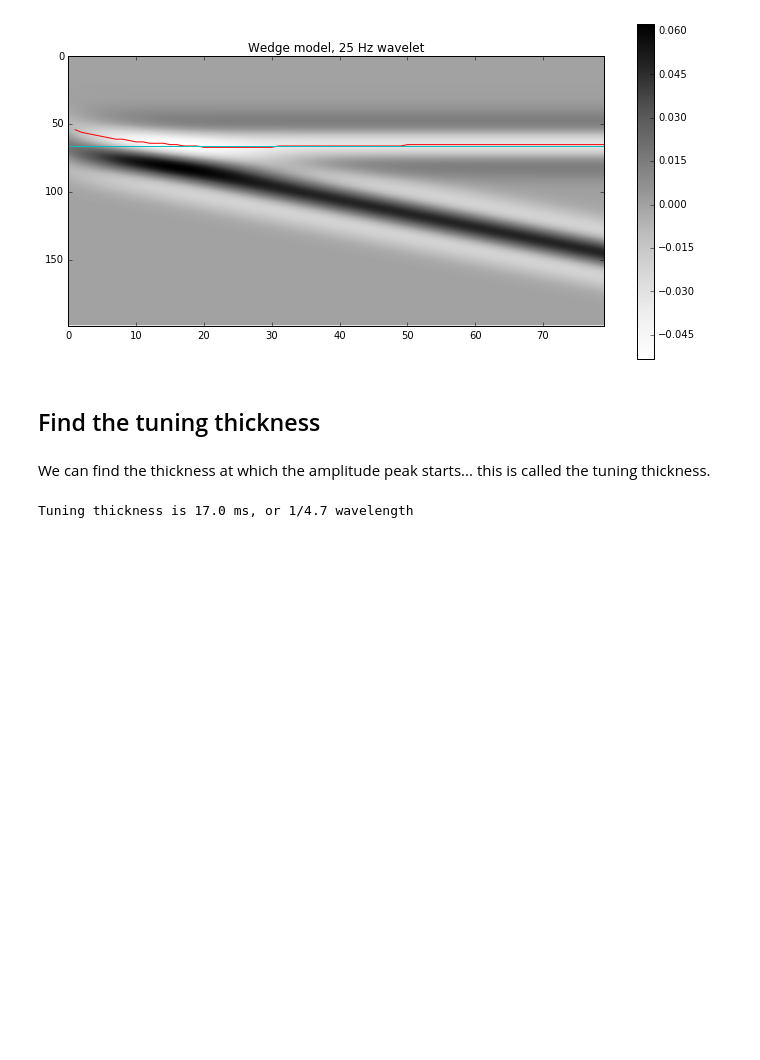
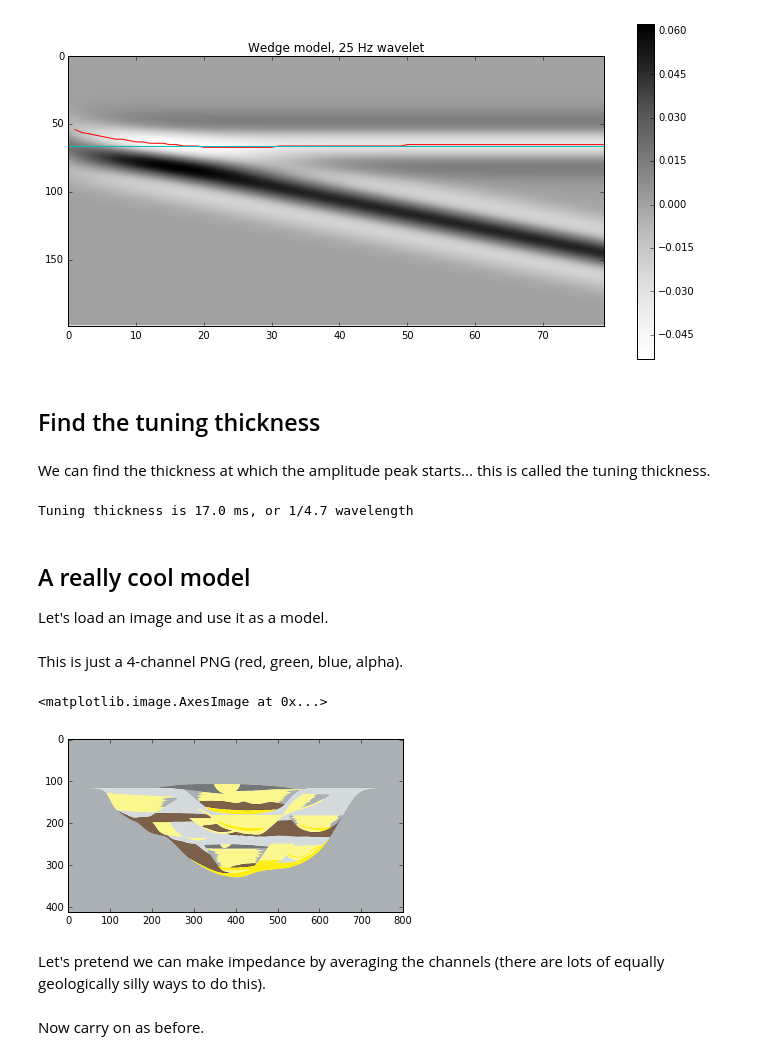
Before and after one commit to ymustc/geocomputing, a Jupyter notebook: notebooks/Synthetic_wedge.ipynb, the cells around one changed output. Cells and saved outputs as stored; diff of their text form; code cells hidden in the pictures; blank space fills up the shorter version.

```diff
--- a/notebooks/Synthetic_wedge.ipynb
+++ b/notebooks/Synthetic_wedge.ipynb
@@ -144,3 +144,20 @@ wavelength = 2 * 1000 * (vp / f) / vp  # in milliseconds TWT
 print("Tuning thickness is {:.1f} ms, or 1/{:.1f} wavelength".format(tuning, wavelength/tuning))
 # %% [output]
 Tuning thickness is 17.0 ms, or 1/4.7 wavelength
+# %% [markdown]
+## A really cool model
+
+Let's load an image and use it as a model.
+# %%
+import matplotlib.image as mpimg
+
+img = mpimg.imread('../data/Hubbard_etal_2014.png')
+# %% [markdown]
+This is just a 4-channel PNG (red, green, blue, alpha).
+# %%
+plt.imshow(img)
+# %% [output]
+<matplotlib.image.AxesImage at 0x...>
+[figure, added]
+# %% [markdown]
+Let's pretend we can make impedance by averaging the channels (there are lots of equally geologically silly ways to do this).
@@ -146,0 +166,2 @@ Tuning thickness is 17.0 ms, or 1/4.7 wavelength
+# %% [markdown]
+Now carry on as before.
```
Also changed, not shown: parts of 5 cells of this notebook, 15 other files.
